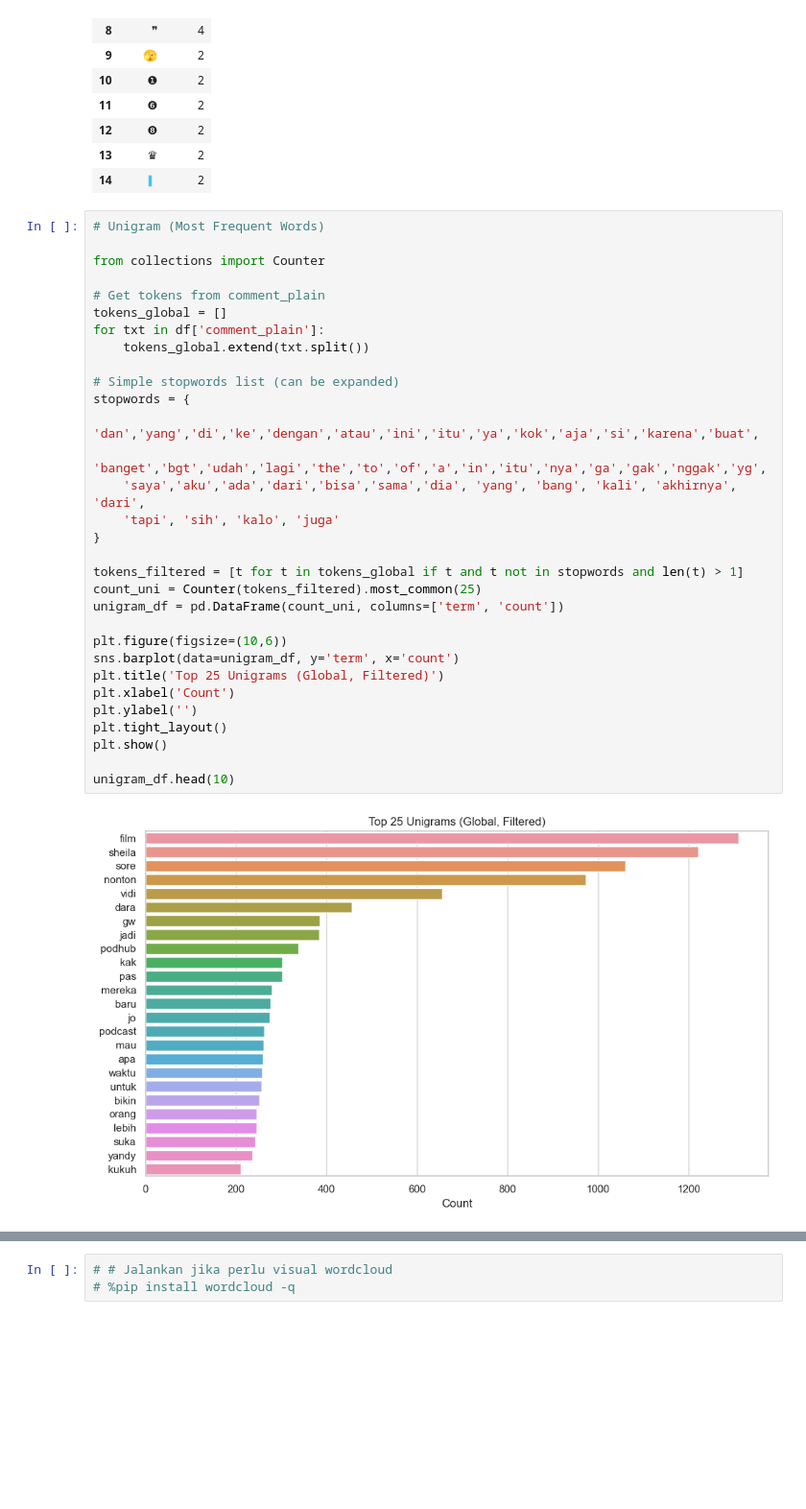
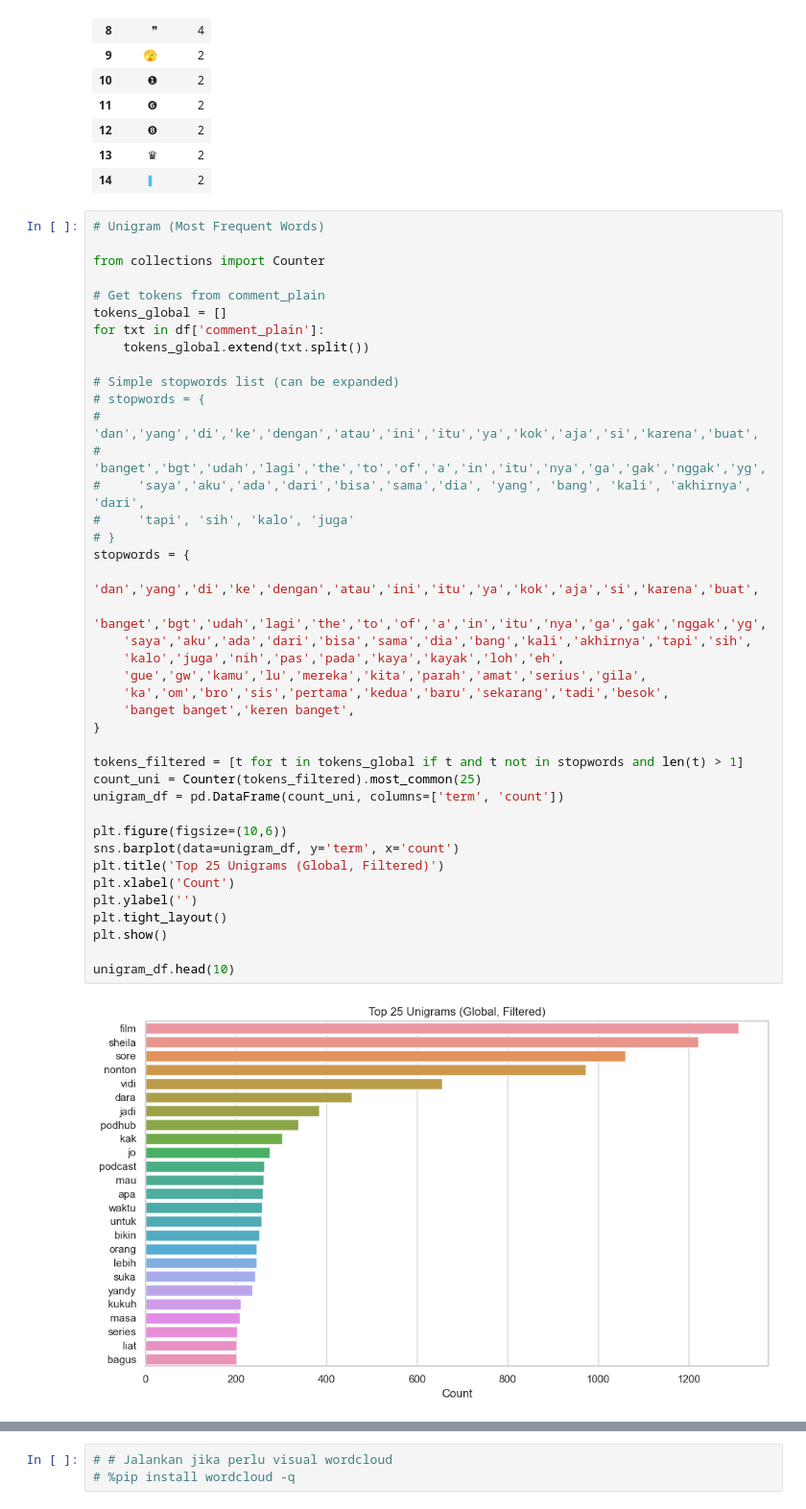
Before and after one commit to mtijan/SheilaDara-Sore, a Jupyter notebook: Sheila_Dara_Sore_YT_Sentiment.ipynb, the cells around one changed output, grey strips where cells are left out. Shown at 96% size. Saved outputs shown, nothing was run; the diff lists cells and outputs as text; blank space fills up the shorter version.

```diff
--- a/Sheila_Dara_Sore_YT_Sentiment.ipynb
+++ b/Sheila_Dara_Sore_YT_Sentiment.ipynb
@@ -521,36 +521,45 @@ top_emoji_df
 # %%
 # Unigram (Most Frequent Words)
 
 from collections import Counter
 
 # Get tokens from comment_plain
 tokens_global = []
 for txt in df['comment_plain']:
     tokens_global.extend(txt.split())
 
 # Simple stopwords list (can be expanded)
+# stopwords = {
+#     'dan','yang','di','ke','dengan','atau','ini','itu','ya','kok','aja','si','karena','buat',
+#     'banget','bgt','udah','lagi','the','to','of','a','in','itu','nya','ga','gak','nggak','yg',
+#     'saya','aku','ada','dari','bisa','sama','dia', 'yang', 'bang', 'kali', 'akhirnya', 'dari',
+#     'tapi', 'sih', 'kalo', 'juga'
+# }
 stopwords = {
     'dan','yang','di','ke','dengan','atau','ini','itu','ya','kok','aja','si','karena','buat',
     'banget','bgt','udah','lagi','the','to','of','a','in','itu','nya','ga','gak','nggak','yg',
-    'saya','aku','ada','dari','bisa','sama','dia', 'yang', 'bang', 'kali', 'akhirnya', 'dari',
-    'tapi', 'sih', 'kalo', 'juga'
+    'saya','aku','ada','dari','bisa','sama','dia','bang','kali','akhirnya','tapi','sih',
+    'kalo','juga','nih','pas','pada','kaya','kayak','loh','eh',
+    'gue','gw','kamu','lu','mereka','kita','parah','amat','serius','gila',
+    'ka','om','bro','sis','pertama','kedua','baru','sekarang','tadi','besok',
+    'banget banget','keren banget',
 }
 
 tokens_filtered = [t for t in tokens_global if t and t not in stopwords and len(t) > 1]
 count_uni = Counter(tokens_filtered).most_common(25)
 unigram_df = pd.DataFrame(count_uni, columns=['term', 'count'])
 
 plt.figure(figsize=(10,6))
 sns.barplot(data=unigram_df, y='term', x='count')
 plt.title('Top 25 Unigrams (Global, Filtered)')
 plt.xlabel('Count')
 plt.ylabel('')
 plt.tight_layout()
 plt.show()
 
 unigram_df.head(10)
 # %% [output]
-[figure, old version]
+[figure, new version]
 |  | term | count |
 | 0 | film | 1311 |
 | 1 | sheila | 1221 |
```
Also changed, not shown: parts of 14 cells of this notebook, 2 other files.
